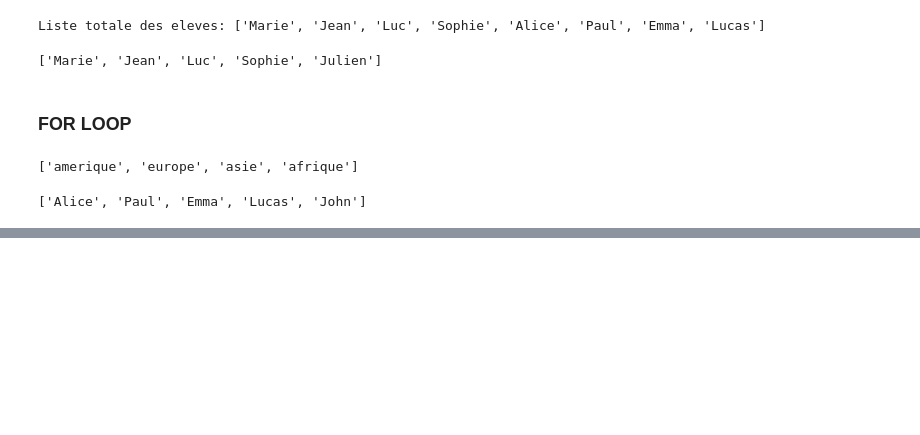
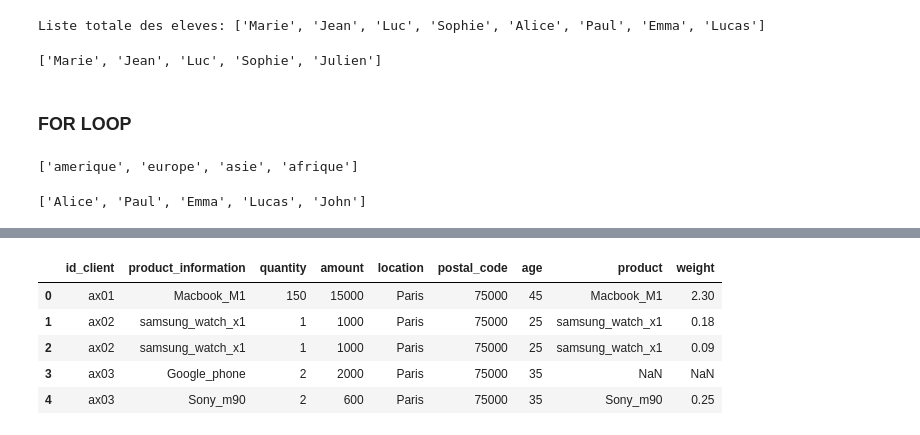
Before and after one commit to Koarra/sql_python_2026, a Jupyter notebook: python_cours/main.ipynb, the cells around one changed output, grey strips where cells are left out. Drawn from its saved outputs; the diff is of its cells as text; code cells hidden in the pictures; blank space fills up the shorter version.

```diff
--- a/python_cours/main.ipynb
+++ b/python_cours/main.ipynb
@@ -197,0 +498,9 @@ print(eleves_bordeaux)
+# %%
+sells_enriched_df
+# %% [output]
+|  | id_client | product_information | quantity | amount | location | postal_code | age | product | weight |
+| 0 | ax01 | Macbook_M1 | 150 | 15000 | Paris | 75000 | 45 | Macbook_M1 | 2.30 |
+| 1 | ax02 | samsung_watch_x1 | 1 | 1000 | Paris | 75000 | 25 | samsung_watch_x1 | 0.18 |
+| 2 | ax02 | samsung_watch_x1 | 1 | 1000 | Paris | 75000 | 25 | samsung_watch_x1 | 0.09 |
+| 3 | ax03 | Google_phone | 2 | 2000 | Paris | 75000 | 35 | NaN | NaN |
+| 4 | ax03 | Sony_m90 | 2 | 600 | Paris | 75000 | 35 | Sony_m90 | 0.25 |
```
Also changed, not shown: parts of 30 cells of this notebook, 2 other files.
